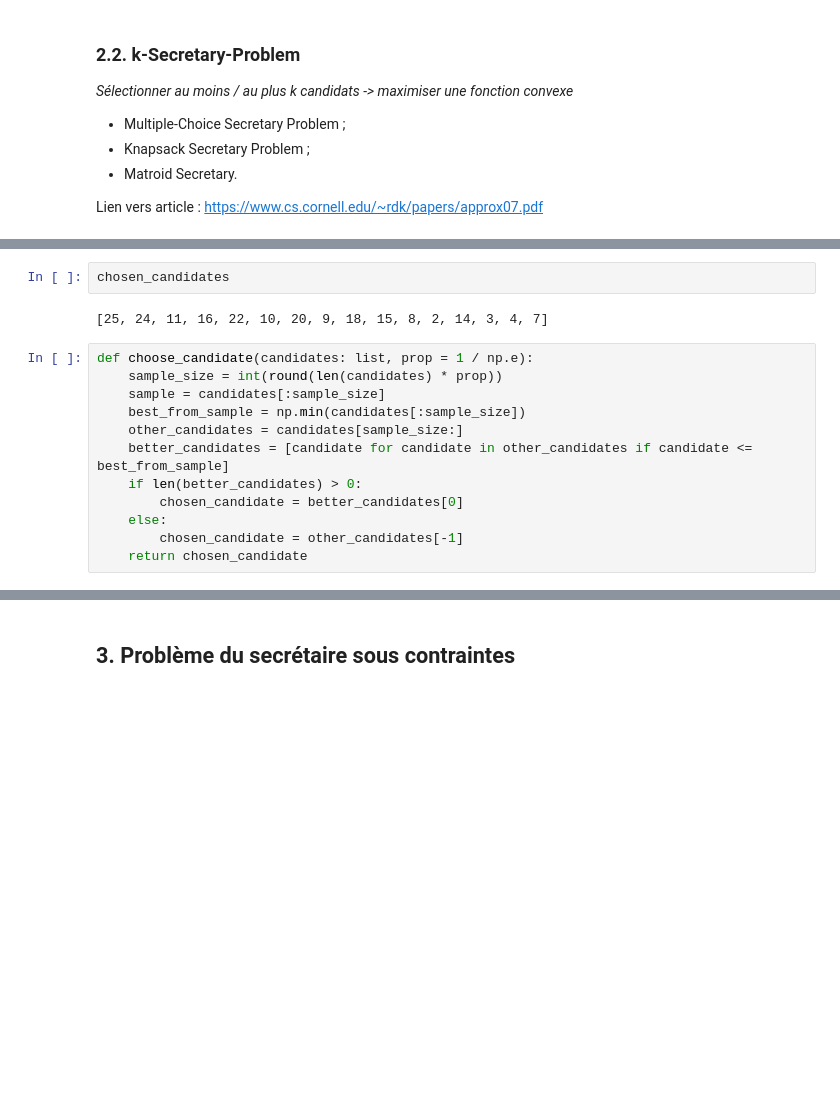
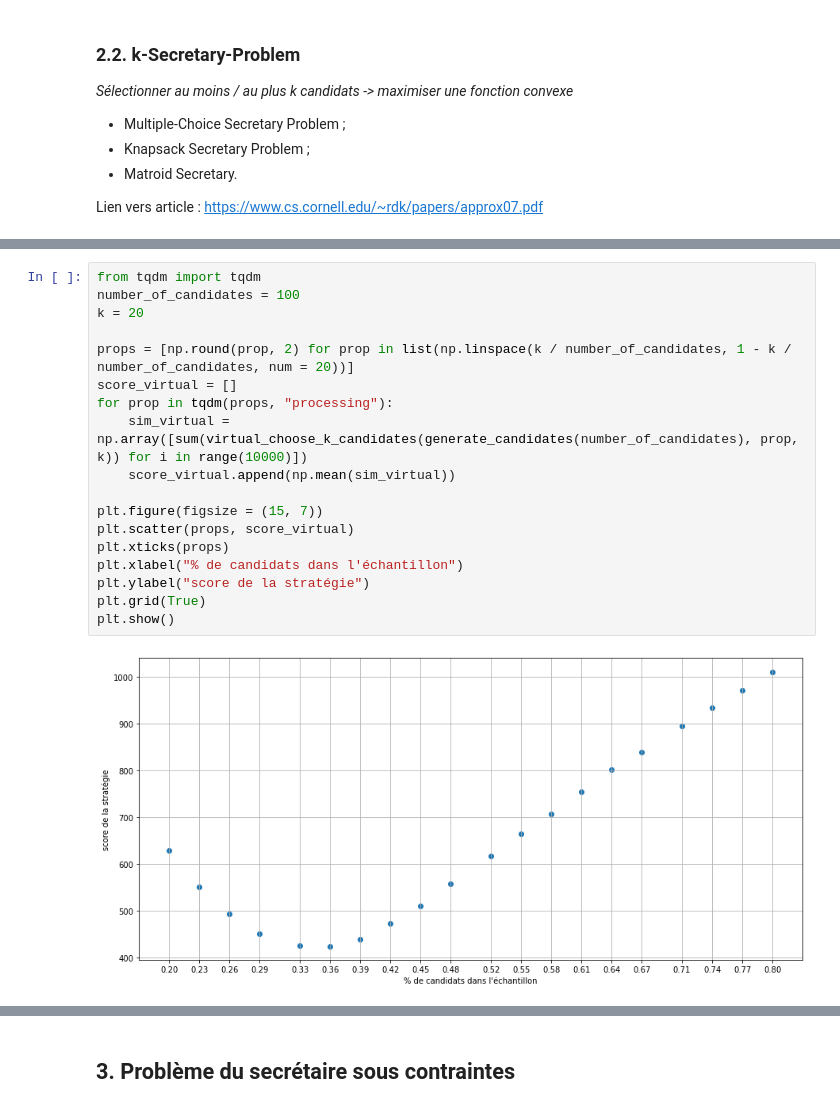
Before and after one commit to victor-kerros/secretary_problem_with_constraints, a Jupyter notebook: secretary_problem_simulation.ipynb, the cells around one changed output, grey strips where cells are left out. Saved outputs shown, nothing was run; the diff lists cells and outputs as text; blank space fills up the shorter version.

```diff
--- a/secretary_problem_simulation.ipynb
+++ b/secretary_problem_simulation.ipynb
@@ -182,16 +195,20 @@ remaining_candidates : 63
 # %%
-chosen_candidates
+from tqdm import tqdm
+number_of_candidates = 100
+k = 20
+
+props = [np.round(prop, 2) for prop in list(np.linspace(k / number_of_candidates, 1 - k / number_of_candidates, num = 20))]
+score_virtual = []
+for prop in tqdm(props, "processing"):
+    sim_virtual = np.array([sum(virtual_choose_k_candidates(generate_candidates(number_of_candidates), prop, k)) for i in range(10000)])
+    score_virtual.append(np.mean(sim_virtual))
+
+plt.figure(figsize = (15, 7))
+plt.scatter(props, score_virtual)
+plt.xticks(props)
+plt.xlabel("% de candidats dans l'échantillon")
+plt.ylabel("score de la stratégie")
+plt.grid(True)
+plt.show()
 # %% [output]
-[25, 24, 11, 16, 22, 10, 20, 9, 18, 15, 8, 2, 14, 3, 4, 7]
+[figure, added]
-# %%
-def choose_candidate(candidates: list, prop = 1 / np.e):
-    sample_size = int(round(len(candidates) * prop))
-    sample = candidates[:sample_size]
-    best_from_sample = np.min(candidates[:sample_size])
-    other_candidates = candidates[sample_size:]
-    better_candidates = [candidate for candidate in other_candidates if candidate <= best_from_sample]
-    if len(better_candidates) > 0:
-        chosen_candidate = better_candidates[0]
-    else:
-        chosen_candidate = other_candidates[-1]
-    return chosen_candidate
```
Also changed, not shown: parts of 4 cells of this notebook.
